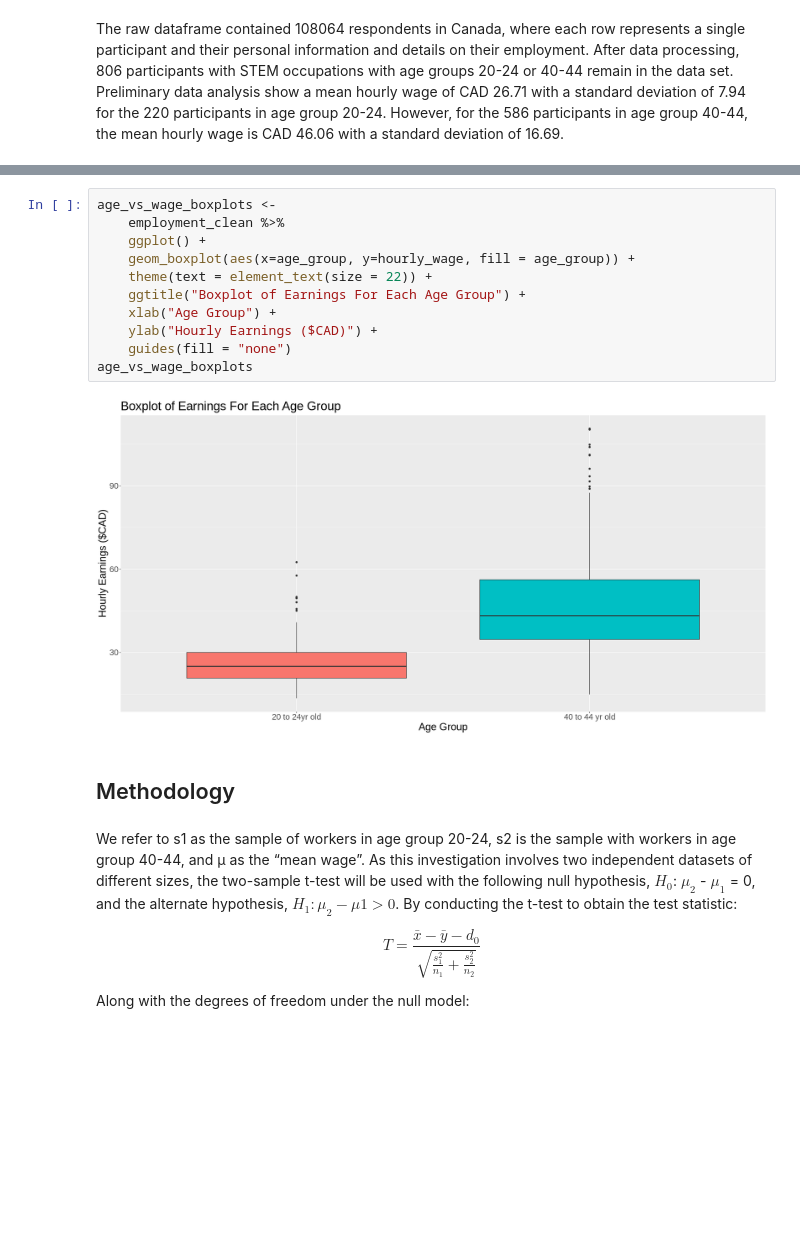
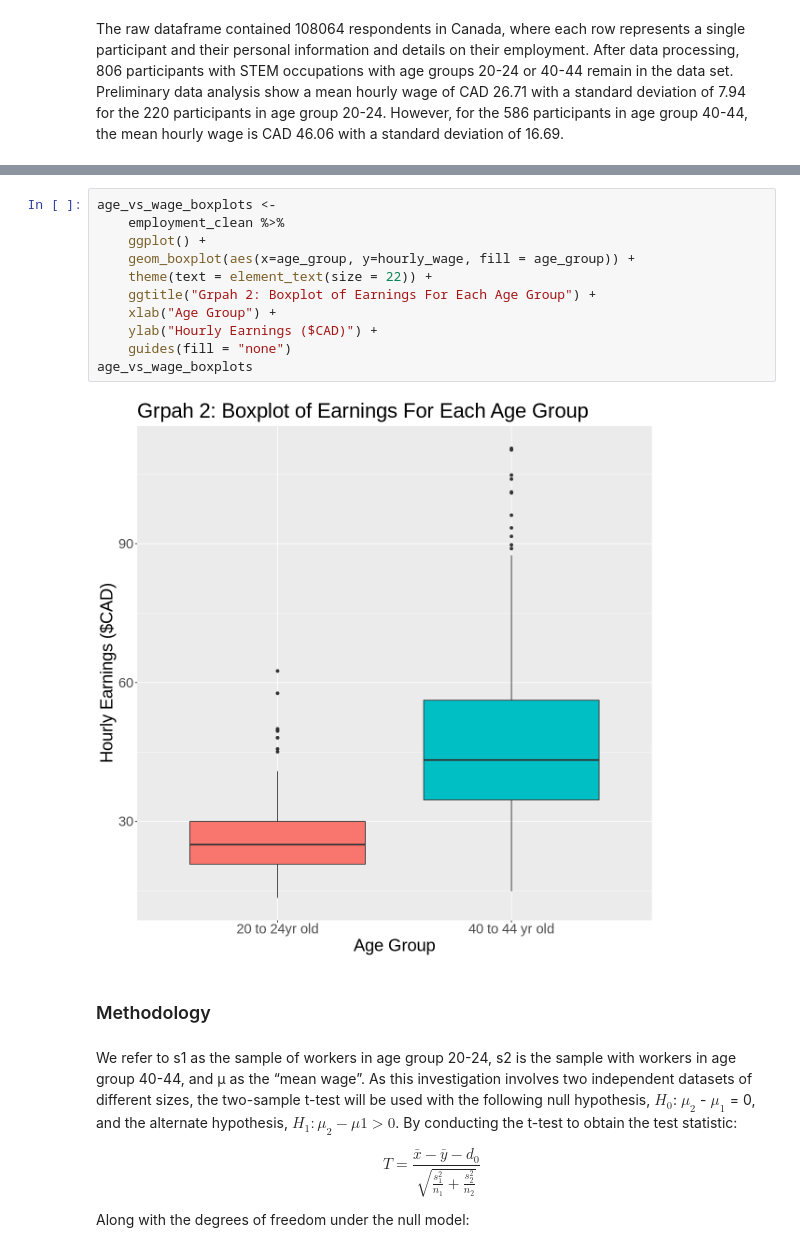
Before and after one commit to GWilliam02/STAT201-Project, a Jupyter notebook: final_report.ipynb, the cells around one changed output, grey strips where cells are left out. Saved outputs shown, nothing was run; the diff lists cells and outputs as text; blank space fills up the shorter version.

```diff
--- a/final_report.ipynb
+++ b/final_report.ipynb
@@ -115,18 +105,18 @@ plt_age02
 # %%
 age_vs_wage_boxplots <-
     employment_clean %>%
     ggplot() +
     geom_boxplot(aes(x=age_group, y=hourly_wage, fill = age_group)) +
     theme(text = element_text(size = 22)) +
-    ggtitle("Boxplot of Earnings For Each Age Group") +
+    ggtitle("Grpah 2: Boxplot of Earnings For Each Age Group") +
     xlab("Age Group") +
     ylab("Hourly Earnings ($CAD)") +
     guides(fill = "none")
 age_vs_wage_boxplots
 # %% [output]
-[figure, old version]
+[figure, new version]
 # %% [markdown]
-## Methodology ##
+### Methodology ###
 # %% [markdown]
 We refer to s1 as the sample of workers in age group 20-24, s2 is the sample with workers in age group 40-44, and μ as the “mean wage”. As this investigation involves two independent datasets of different sizes, the two-sample t-test will be used with the following null hypothesis, $H_0$: $\mu_2$ - $\mu_1$ = 0, and the alternate hypothesis, $H_1: \mu_2 - \mu1 > 0$. By conducting the t-test to obtain the test statistic:
 
```
Also changed, not shown: parts of 13 cells of this notebook, 1 other file.
